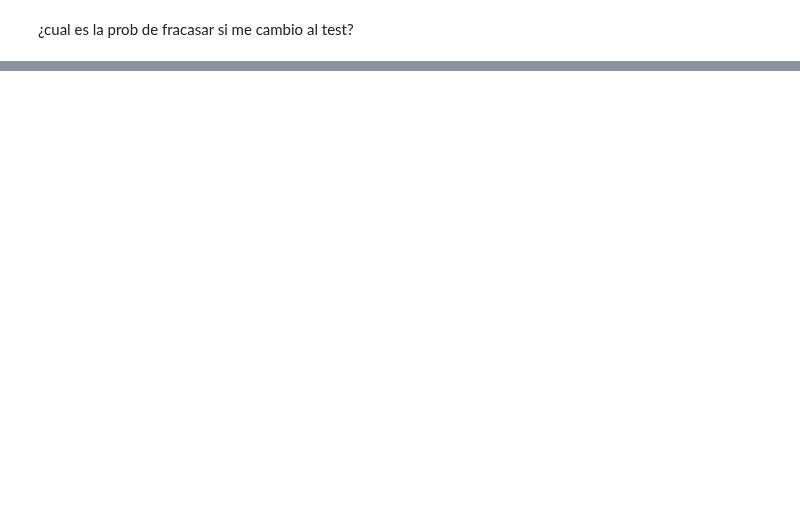
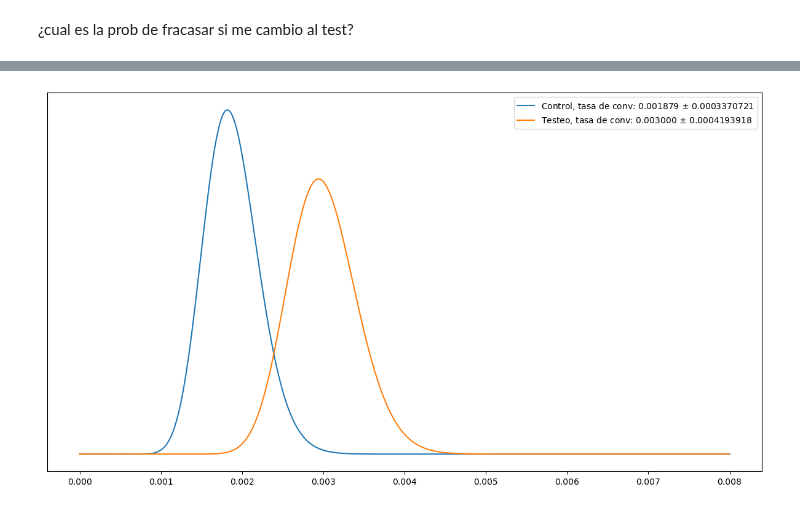
Before and after one commit to Ironhack-Data-Madrid-Julio-2023/apuntes_clase, a Jupyter notebook: semana_6/5.2 - AB Testing Bayesiano.ipynb, the cells around one changed output, grey strips where cells are left out. Cells and saved outputs as stored; diff of their text form; code cells hidden in the pictures; blank space fills up the shorter version.

```diff
--- a/semana_6/5.2 - AB Testing Bayesiano.ipynb
+++ b/semana_6/5.2 - AB Testing Bayesiano.ipynb
@@ -60,0 +156,4 @@ plt.show();         # se plotea
+# %%
+plot([beta_control, beta_test], ['Control', 'Testeo'])
+# %% [output]
+[figure, added]
```
Also changed, not shown: parts of 11 cells of this notebook.
